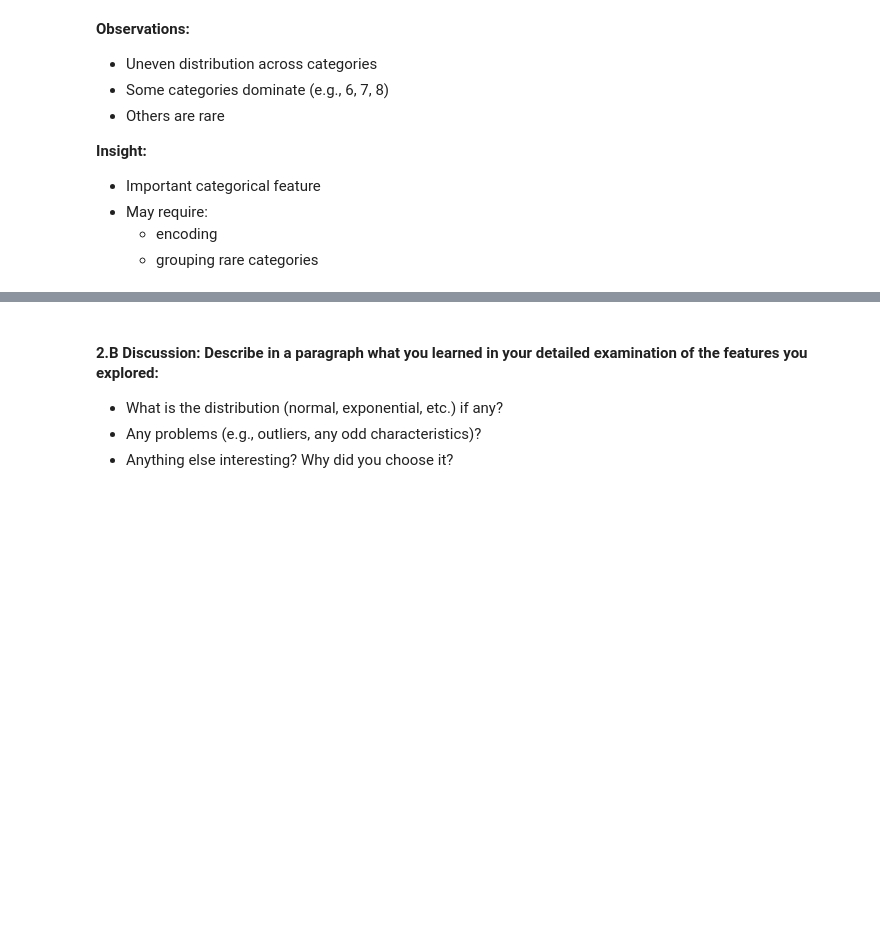
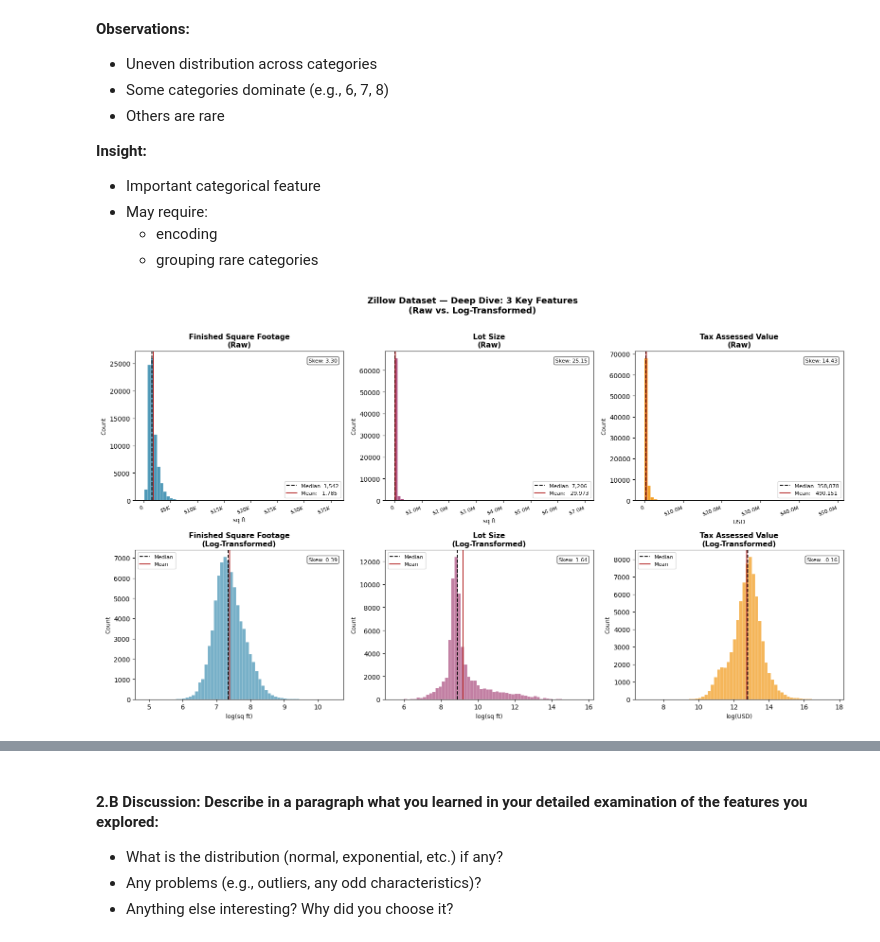
Before and after one commit to jasser-dh/Module-3-Assignments, a Jupyter notebook: Milestone_01.ipynb, the cells around one changed output, grey strips where cells are left out. Cells and saved outputs as stored; diff of their text form; code cells hidden in the pictures; blank space fills up the shorter version.

```diff
--- a/Milestone_01.ipynb
+++ b/Milestone_01.ipynb
@@ -632,3 +636,85 @@ plt.show()
 - May require:
     - encoding
     - grouping rare categories
+# %%
+
+# Histogram of log conversion of 2 selected features and the target
+
+
+features = {
+    'calculatedfinishedsquarefeet': {
+        'label': 'Finished Square Footage',
+        'unit': 'sq ft',
+        'color': '#2E86AB'
+    },
+    'lotsizesquarefeet': {
+        'label': 'Lot Size',
+        'unit': 'sq ft',
+        'color': '#A23B72'
+    },
+    'taxvaluedollarcnt': {
+        'label': 'Tax Assessed Value',
+        'unit': 'USD',
+        'color': '#F18F01'
+    }
+}
+
+fig, axes = plt.subplots(2, 3, figsize=(16, 9))
+
+for col_idx, (col, meta) in enumerate(features.items()):
+    data = df[col].dropna()
+
+    # ── Row 1: Raw distribution ──────────────────────────────
+    ax = axes[0, col_idx]
+    ax.hist(data, bins=60, color=meta['color'], edgecolor='white', linewidth=0.3,
+            alpha=0.85)
+
+    # Mark median and mean
+    median_val = data.median()
+    mean_val   = data.mean()
+    ax.axvline(median_val, color='black',     linestyle='--', linewidth=1.4,
+               label=f'Median: {median_val:,.0f}')
+    ax.axvline(mean_val,   color='firebrick', linestyle='-',  linewidth=1.4,
+               label=f'Mean:   {mean_val:,.0f}')
+
+    ax.set_title(f'{meta["label"]}\n(Raw)', fontsize=11, fontweight='bold')
+    ax.set_xlabel(meta['unit'], fontsize=9)
+    ax.set_ylabel('Count', fontsize=9)
+    ax.legend(fontsize=8)
+    ax.xaxis.set_major_formatter(mticker.FuncFormatter(
+        lambda x, _: f'${x/1e6:.1f}M' if (meta['unit']=='USD' and abs(x)>=1e6) else
+                      f'${x/1e3:.0f}K' if (meta['unit']=='USD' and abs(x)>=1e3) else
+                      f'{x/1e3:.0f}K'  if abs(x)>=1e3 else f'{x:.0f}'
+    ))
+    plt.setp(ax.get_xticklabels(), rotation=20, ha='right', fontsize=8)
+
+    # ── Row 2: Log-transformed distribution ──────────────────
+    ax2 = axes[1, col_idx]
+    log_data = np.log1p(data[data > 0])  # log1p handles near-zero values safely
+    ax2.hist(log_data, bins=60, color=meta['color'], edgecolor='white',
+             linewidth=0.3, alpha=0.65)
+    ax2.axvline(log_data.median(), color='black',     linestyle='--', linewidth=1.4,
+                label='Median')
+    ax2.axvline(log_data.mean(),   color='firebrick', linestyle='-',  linewidth=1.4,
+                label='Mean')
+    ax2.set_title(f'{meta["label"]}\n(Log-Transformed)', fontsize=11, fontweight='bold')
+    ax2.set_xlabel(f'log({meta["unit"]})', fontsize=9)
+    ax2.set_ylabel('Count', fontsize=9)
+    ax2.legend(fontsize=8)
+
+    # Annotation: skewness
+    skew_raw = data.skew()
+    skew_log = log_data.skew()
+    ax.text(0.97, 0.95, f'Skew: {skew_raw:.2f}', transform=ax.transAxes,
+            ha='right', va='top', fontsize=8,
+            bbox=dict(boxstyle='round,pad=0.3', facecolor='white', alpha=0.7))
+    ax2.text(0.97, 0.95, f'Skew: {skew_log:.2f}', transform=ax2.transAxes,
+             ha='right', va='top', fontsize=8,
+             bbox=dict(boxstyle='round,pad=0.3', facecolor='white', alpha=0.7))
+
+fig.suptitle('Zillow Dataset — Deep Dive: 3 Key Features\n(Raw vs. Log-Transformed)',
+             fontsize=13, fontweight='bold', y=1.01)
+plt.tight_layout()
+plt.show()
+# %% [output]
+[figure, added]
```
Also changed, not shown: parts of 5 cells of this notebook.
